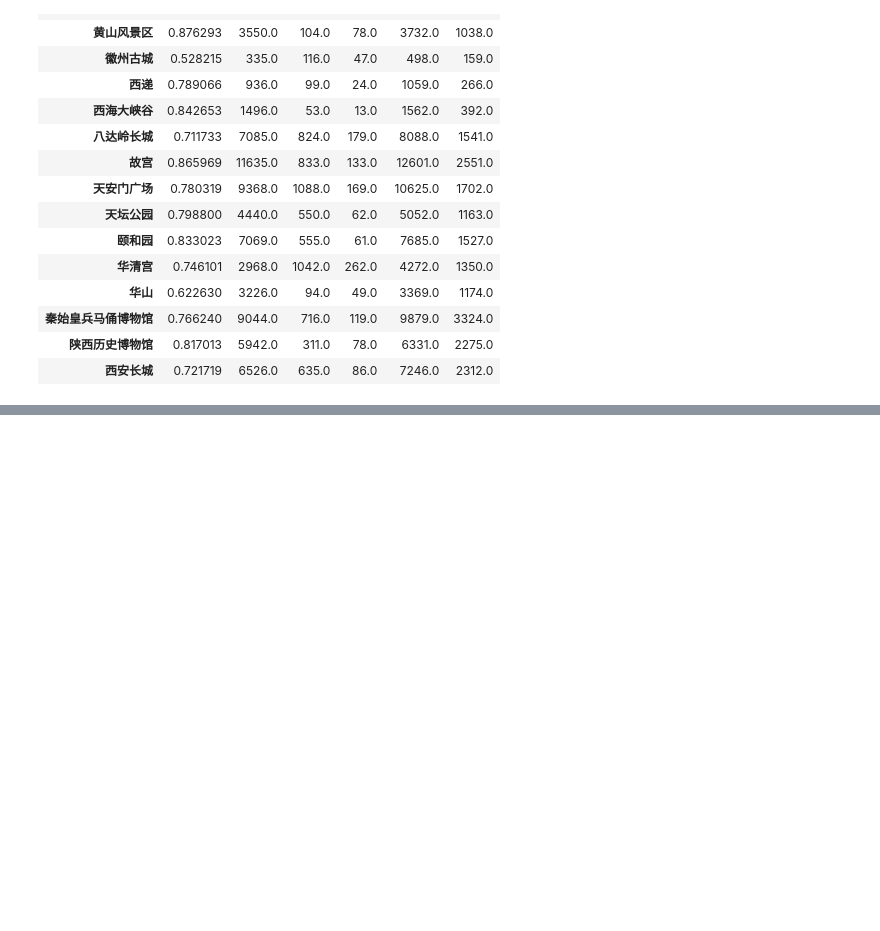
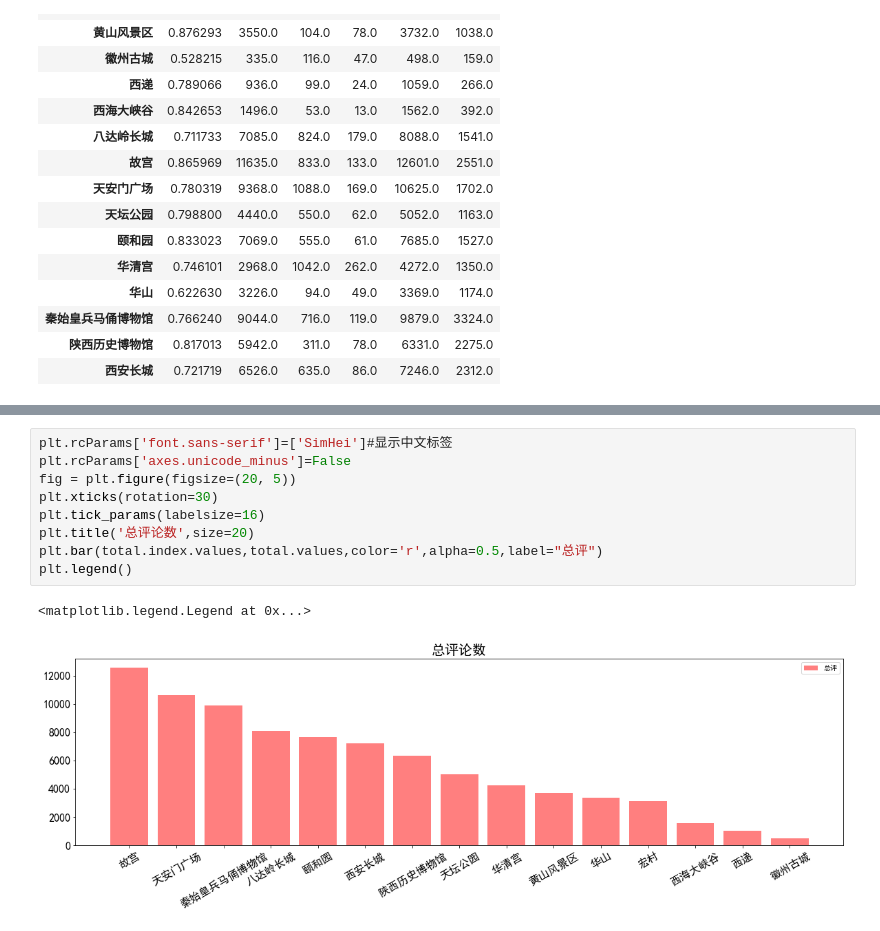
Before and after one commit to QuLiao1117/light-web-crawler, a Jupyter notebook: projects/analysis/data analysis.ipynb, the cells around one changed output, grey strips where cells are left out. Saved outputs shown, nothing was run; the diff lists cells and outputs as text; blank space fills up the shorter version.

```diff
--- a/projects/analysis/data analysis.ipynb
+++ b/projects/analysis/data analysis.ipynb
@@ -46,0 +49,12 @@ data
+# %%
+plt.rcParams['font.sans-serif']=['SimHei']#显示中文标签
+plt.rcParams['axes.unicode_minus']=False
+fig = plt.figure(figsize=(20, 5))
+plt.xticks(rotation=30)
+plt.tick_params(labelsize=16)
+plt.title('总评论数',size=20)
+plt.bar(total.index.values,total.values,color='r',alpha=0.5,label="总评")
+plt.legend()
+# %% [output]
+<matplotlib.legend.Legend at 0x...>
+[figure, added]
```
Also changed, not shown: parts of 20 cells of this notebook.
